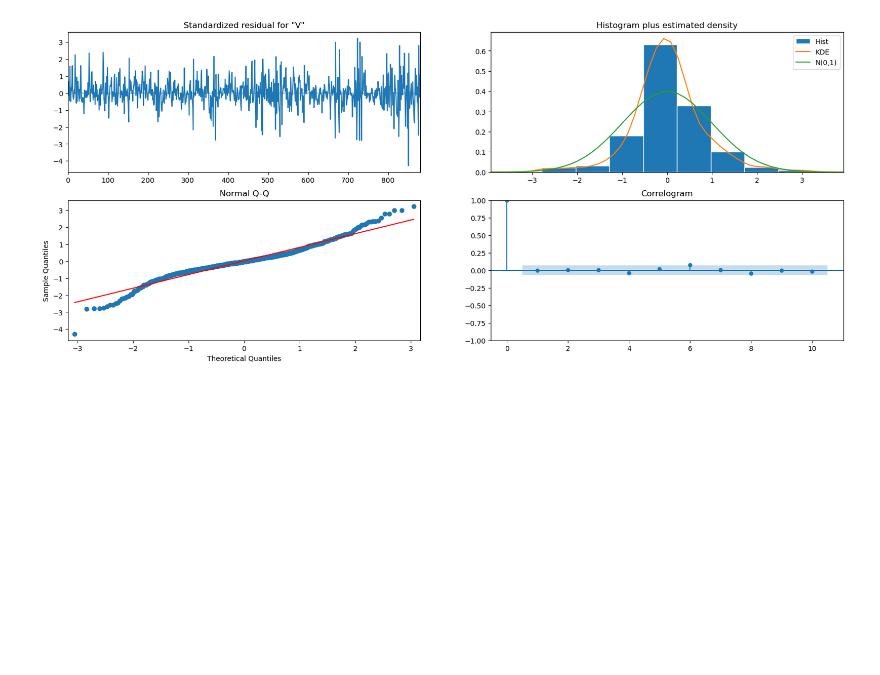
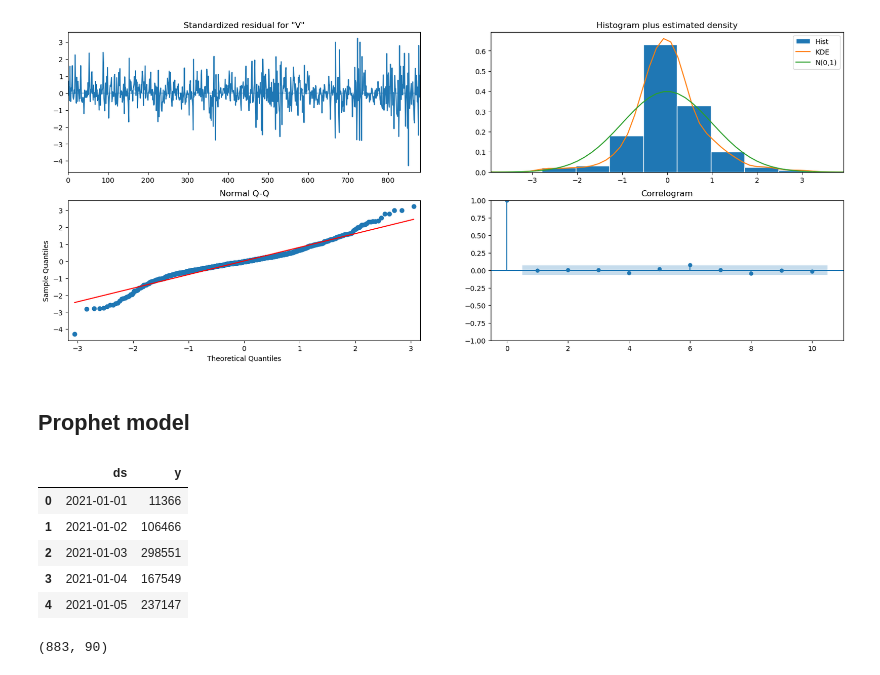
Before and after one commit to andrii-zapukhlyi/inpost_optimizing, a Jupyter notebook: inpost_forecast.ipynb, the cells around one changed output. Saved outputs shown, nothing was run; the diff lists cells and outputs as text; code cells hidden in the pictures; blank space fills up the shorter version.

```diff
--- a/inpost_forecast.ipynb
+++ b/inpost_forecast.ipynb
@@ -913,3 +917,24 @@ arima.plot_diagnostics(figsize=(20, 8))
 plt.show()
 # %% [output]
 [figure]
+# %% [markdown]
+## Prophet model
+# %%
+df_prophet = df[["date", "Volume"]]
+df_prophet = df_prophet.rename(columns = {"date": "ds", "Volume": "y"})
+df_prophet.head()
+# %% [output]
+|  | ds | y |
+| 0 | 2021-01-01 | 11366 |
+| 1 | 2021-01-02 | 106466 |
+| 2 | 2021-01-03 | 298551 |
+| 3 | 2021-01-04 | 167549 |
+| 4 | 2021-01-05 | 237147 |
+# %%
+test_days = 90
+train = df_prophet[:-test_days]
+test = df_prophet[-test_days:]
+
+len(train), len(test)
+# %% [output]
+(883, 90)
```
Also changed, not shown: parts of 8 cells of this notebook.
